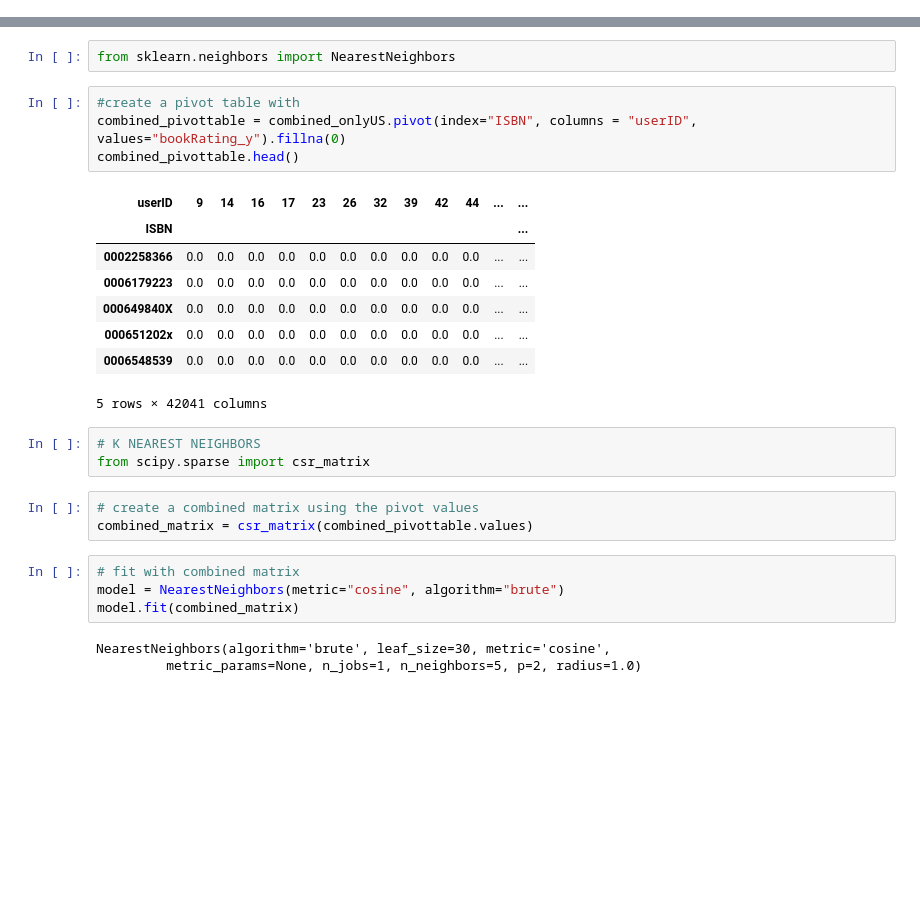
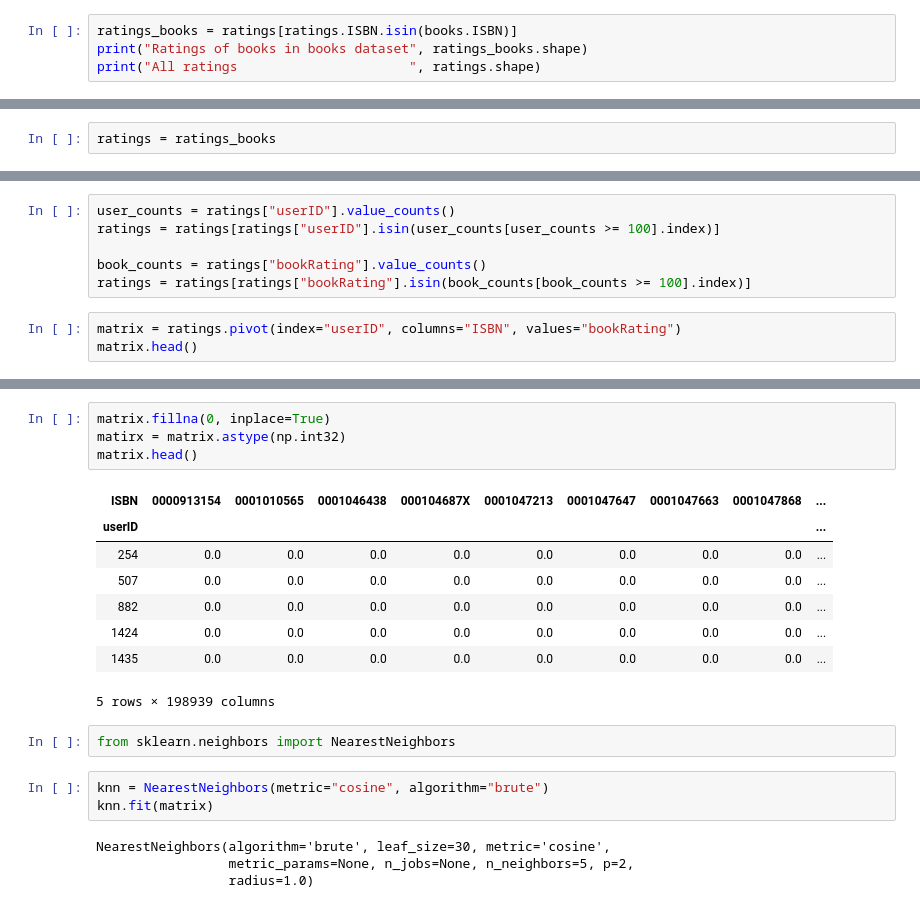
Before and after one commit to veenaramesh/book_recommendation, a Jupyter notebook: knn-book-recommendation.ipynb, the cells around one changed output, grey strips where cells are left out. Saved outputs shown, nothing was run; the diff lists cells and outputs as text; blank space fills up the shorter version.

```diff
--- a/knn-book-recommendation.ipynb
+++ b/knn-book-recommendation.ipynb
@@ -235,0 +179,4 @@ len(combined_onlyUS)
+# %%
+ratings_books = ratings[ratings.ISBN.isin(books.ISBN)]
+print("Ratings of books in books dataset", ratings_books.shape)
+print("All ratings                      ", ratings.shape)
@@ -235,0 +193,2 @@ len(combined_onlyUS)
+# %%
+ratings = ratings_books
@@ -235,0 +197,9 @@ len(combined_onlyUS)
+# %%
+user_counts = ratings["userID"].value_counts()
+ratings = ratings[ratings["userID"].isin(user_counts[user_counts >= 100].index)]
+
+book_counts = ratings["bookRating"].value_counts()
+ratings = ratings[ratings["bookRating"].isin(book_counts[book_counts >= 100].index)]
+# %%
+matrix = ratings.pivot(index="userID", columns="ISBN", values="bookRating")
+matrix.head()
@@ -236,28 +215,22 @@ len(combined_onlyUS)
+# %%
+matrix.fillna(0, inplace=True)
+matirx = matrix.astype(np.int32)
+matrix.head()
+# %% [output]
+| ISBN | 0000913154 | 0001010565 | 0001046438 | 000104687X | 0001047213 | 0001047647 | 0001047663 | 0001047868 | ... |
+| userID |  |  |  |  |  |  |  |  | ... |
+| 254 | 0.0 | 0.0 | 0.0 | 0.0 | 0.0 | 0.0 | 0.0 | 0.0 | ... |
+| 507 | 0.0 | 0.0 | 0.0 | 0.0 | 0.0 | 0.0 | 0.0 | 0.0 | ... |
+| 882 | 0.0 | 0.0 | 0.0 | 0.0 | 0.0 | 0.0 | 0.0 | 0.0 | ... |
+| 1424 | 0.0 | 0.0 | 0.0 | 0.0 | 0.0 | 0.0 | 0.0 | 0.0 | ... |
+| 1435 | 0.0 | 0.0 | 0.0 | 0.0 | 0.0 | 0.0 | 0.0 | 0.0 | ... |
+5 rows × 198939 columns
 # %%
 from sklearn.neighbors import NearestNeighbors
-# %%
-#create a pivot table with
-combined_pivottable = combined_onlyUS.pivot(index="ISBN", columns = "userID", values="bookRating_y").fillna(0)
-combined_pivottable.head()
-# %% [output]
-| userID | 9 | 14 | 16 | 17 | 23 | 26 | 32 | 39 | 42 | 44 | ... | ... |
-| ISBN |  |  |  |  |  |  |  |  |  |  |  | ... |
-| 0002258366 | 0.0 | 0.0 | 0.0 | 0.0 | 0.0 | 0.0 | 0.0 | 0.0 | 0.0 | 0.0 | ... | ... |
-| 0006179223 | 0.0 | 0.0 | 0.0 | 0.0 | 0.0 | 0.0 | 0.0 | 0.0 | 0.0 | 0.0 | ... | ... |
-| 000649840X | 0.0 | 0.0 | 0.0 | 0.0 | 0.0 | 0.0 | 0.0 | 0.0 | 0.0 | 0.0 | ... | ... |
-| 000651202x | 0.0 | 0.0 | 0.0 | 0.0 | 0.0 | 0.0 | 0.0 | 0.0 | 0.0 | 0.0 | ... | ... |
-| 0006548539 | 0.0 | 0.0 | 0.0 | 0.0 | 0.0 | 0.0 | 0.0 | 0.0 | 0.0 | 0.0 | ... | ... |
-5 rows × 42041 columns
-# %%
-# K NEAREST NEIGHBORS
-from scipy.sparse import csr_matrix
-# %%
-# create a combined matrix using the pivot values
-combined_matrix = csr_matrix(combined_pivottable.values)
 # %%
-# fit with combined matrix
-model = NearestNeighbors(metric="cosine", algorithm="brute")
-model.fit(combined_matrix)
+knn = NearestNeighbors(metric="cosine", algorithm="brute")
+knn.fit(matrix)
 # %% [output]
 NearestNeighbors(algorithm='brute', leaf_size=30, metric='cosine',
-         metric_params=None, n_jobs=1, n_neighbors=5, p=2, radius=1.0)
+                 metric_params=None, n_jobs=None, n_neighbors=5, p=2,
+                 radius=1.0)
```
Also changed, not shown: parts of 65 cells of this notebook.
